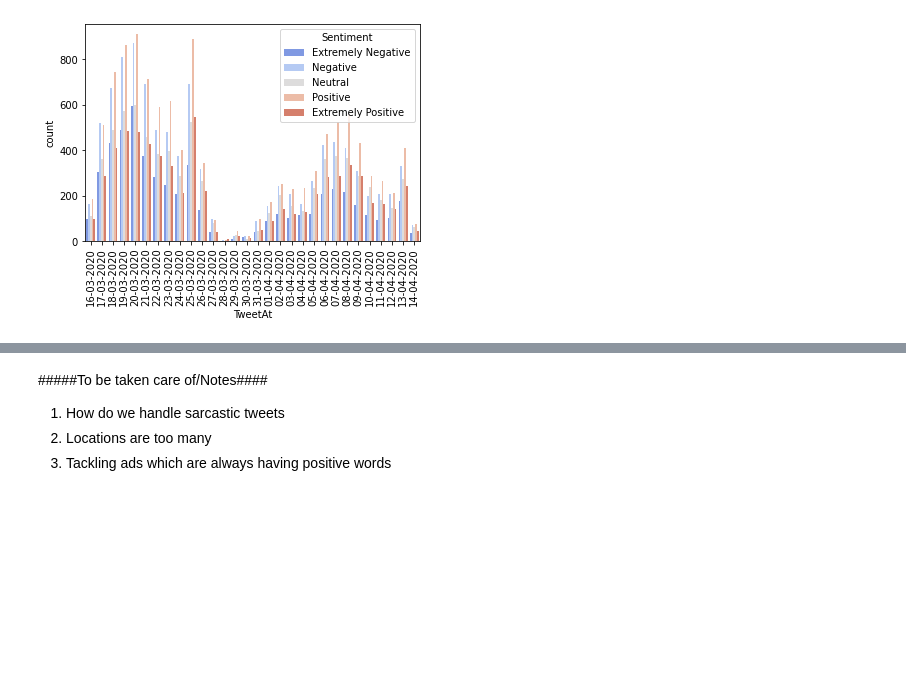
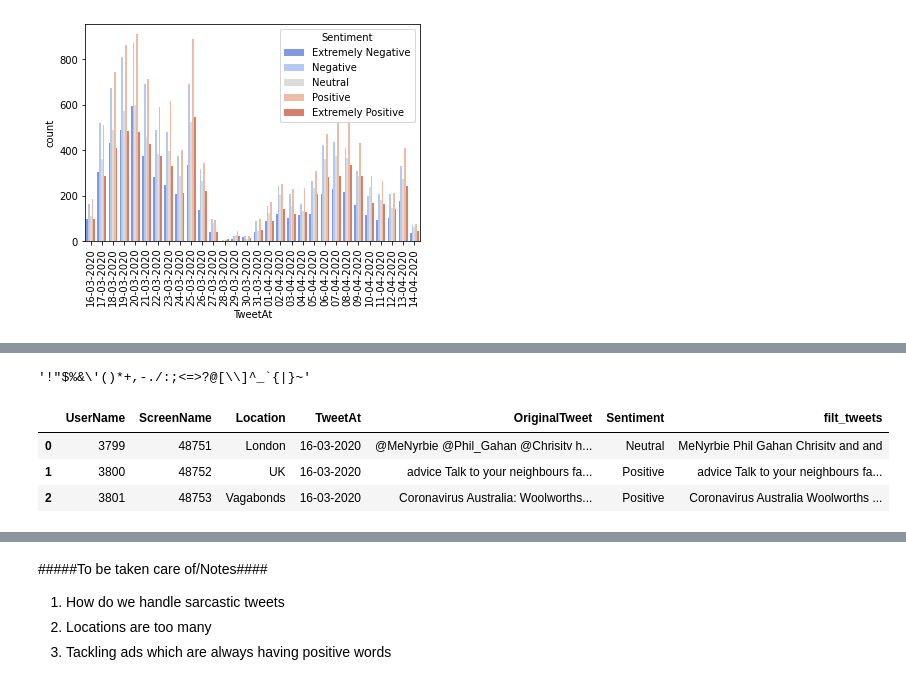
Before and after one commit to AkshayRai20/Projects1, a Jupyter notebook: Akshay_Rai_Team_1_Capstone_Project_2.ipynb, the cells around one changed output, grey strips where cells are left out. Drawn from its saved outputs; the diff is of its cells as text; code cells hidden in the pictures; blank space fills up the shorter version.

```diff
--- a/Akshay_Rai_Team_1_Capstone_Project_2.ipynb
+++ b/Akshay_Rai_Team_1_Capstone_Project_2.ipynb
@@ -202,0 +219,36 @@ plt.xticks(rotation = 90)
+# %%
+pun = pun.replace('#','')
+# %%
+pun
+# %% [output]
+'!"$%&\'()*+,-./:;<=>?@[\\]^_`{|}~'
+# %%
+#Function to remove punctuation and links from tweets
+def rem_pun(tweet):
+  string1 = ''
+  for i in tweet:
+    if i not in pun:
+      string1+=i
+    else:
+      string1+=' '
+  return string1
+
+def rem_links(tweet):
+  a=[]
+  for word in tweet.split():
+    if word.startswith('https:') or word.startswith('http:'):
+      continue
+    else:
+      a.append(word)
+  return ' '.join(a)
+# %%
+twt['filt_tweets']=twt['OriginalTweet'].apply(rem_links).apply(lambda x :  x.replace('\r','').replace('\n',''))
+# %%
+twt['filt_tweets']=twt['filt_tweets'].apply(rem_pun)
+# %%
+twt.head(3)
+# %% [output]
+|  | UserName | ScreenName | Location | TweetAt | OriginalTweet | Sentiment | filt_tweets |
+| 0 | 3799 | 48751 | London | 16-03-2020 | @MeNyrbie @Phil_Gahan @Chrisitv h... | Neutral | MeNyrbie Phil Gahan Chrisitv and and |
+| 1 | 3800 | 48752 | UK | 16-03-2020 | advice Talk to your neighbours fa... | Positive | advice Talk to your neighbours fa... |
+| 2 | 3801 | 48753 | Vagabonds | 16-03-2020 | Coronavirus Australia: Woolworths... | Positive | Coronavirus Australia Woolworths ... |
```
Also changed, not shown: parts of 10 cells of this notebook.
